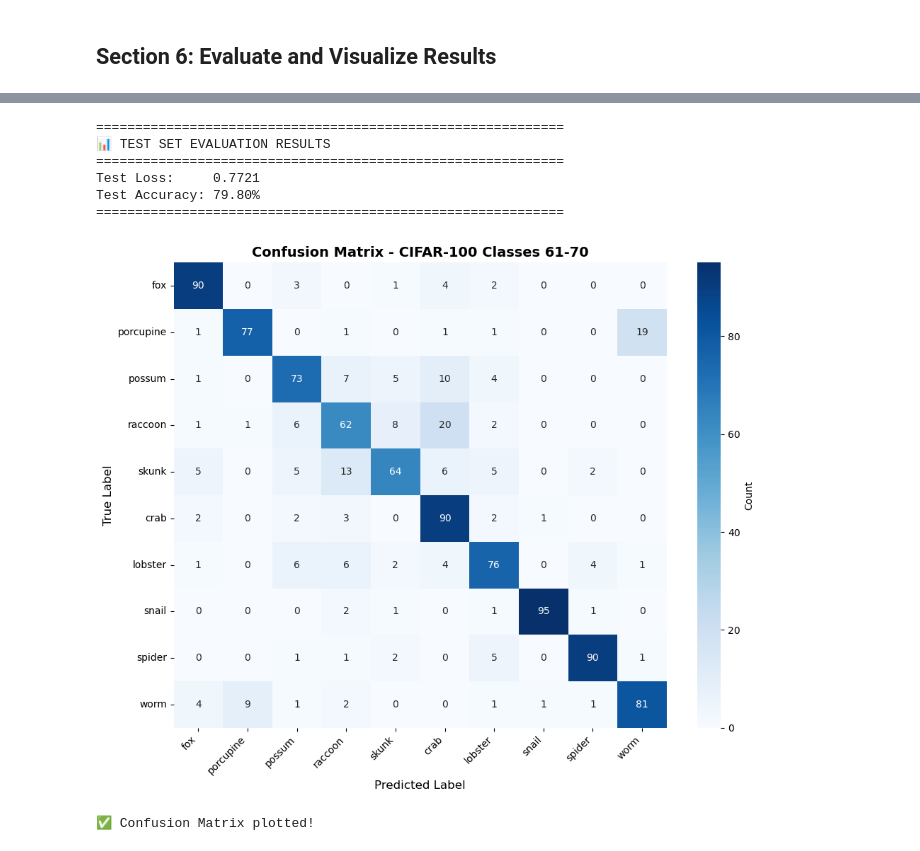
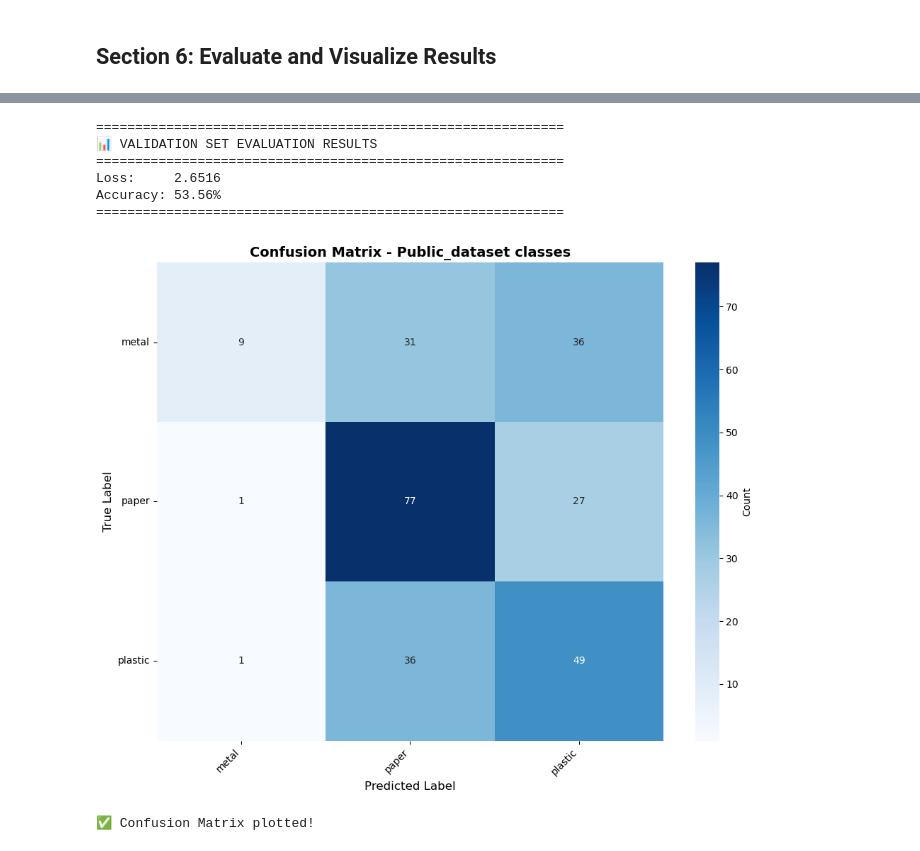
Before and after one commit to KyroChu32/CV-project, a Jupyter notebook: Custom VGG CNN.ipynb, the cells around one changed output, grey strips where cells are left out. Drawn from its saved outputs; the diff is of its cells as text; code cells hidden in the pictures.

```diff
--- a/Custom VGG CNN.ipynb
+++ b/Custom VGG CNN.ipynb
@@ -142,7 +134,7 @@ print("   Transformations: rotation, flip, shift, zoom")
 # Build Custom CNN Architecture (VGG-style for CIFAR)
 model = Sequential([
     # Block 1
-    Conv2D(64, (3, 3), padding='same', input_shape=(32, 32, 3)),
+    Conv2D(64, (3, 3), padding='same', input_shape=(224, 224, 3)),
     BatchNormalization(),
     Activation('relu'),
     Conv2D(64, (3, 3), padding='same'),
@@ -179,7 +171,7 @@ model = Sequential([
     Dense(512, activation='relu', kernel_regularizer=l2(0.001)),
     BatchNormalization(),
     Dropout(0.5),
-    Dense(10, activation='softmax')
+    Dense(3, activation='softmax')
 ])
 
 
@@ -231 +218,12 @@ Model: "sequential"
  Non-trainable params: 3,328 (13.00 KB)
+# %%
+# Ensure model is compiled before training (safeguard)
+if not hasattr(model, 'optimizer') or model.optimizer is None:
+    model.compile(
+        optimizer=Adam(learning_rate=0.001),
+        loss='categorical_crossentropy',
+        metrics=['accuracy']
+    )
+    print("✅ Model was not compiled — compiled now.")
+else:
+    print("✅ Model already compiled. Proceeding to training.")
@@ -250,13 +250,15 @@ reduce_lr = ReduceLROnPlateau(
 )
 
 # Train with data augmentation
-print("🚀 Starting training...\n")
+print("🚀 Starting training on Public_dataset...\n")
 
 history = model.fit(
-    datagen.flow(x_train_norm, y_train_onehot, batch_size=128),
-    epochs=50,                      # Max 50 epochs (will stop early)
-    validation_data=(x_valid_norm, y_valid_onehot),
+    train_generator,
+    epochs=10,                      # Max 50 epochs (will stop early)
+    validation_data=val_generator,
     callbacks=[early_stopping, reduce_lr],
+    steps_per_epoch=max(1, train_generator.samples // BATCH_SIZE),
+    validation_steps=max(1, val_generator.samples // BATCH_SIZE),
     verbose=1
 )
 
@@ -285,0 +290,5 @@ Restoring model weights from the end of the best epoch: 46.
+# %%
+# Make class names available for evaluation/plots
+CLASS_NAMES = list(train_generator.class_indices.keys())
+NUM_CLASSES = train_generator.num_classes
+print(f"Classes: {CLASS_NAMES}")
@@ -318,43 +329,44 @@ print("✅ Training curves plotted!")
 ✅ Training curves plotted!
 # %%
-# Evaluate on test set
-test_loss, test_accuracy = model.evaluate(x_test_norm, y_test_onehot, verbose=0)
+# Evaluate on validation set (from Public_dataset)
+test_loss, test_accuracy = model.evaluate(val_generator, verbose=0)
 
 print("\n" + "="*60)
-print("📊 TEST SET EVALUATION RESULTS")
+print("📊 VALIDATION SET EVALUATION RESULTS")
 print("="*60)
-print(f"Test Loss:     {test_loss:.4f}")
-print(f"Test Accuracy: {test_accuracy*100:.2f}%")
+print(f"Loss:     {test_loss:.4f}")
+print(f"Accuracy: {test_accuracy*100:.2f}%")
 print("="*60)
 # %% [output]
 ============================================================
-📊 TEST SET EVALUATION RESULTS
+📊 VALIDATION SET EVALUATION RESULTS
 ============================================================
-Test Loss:     0.7721
-Test Accuracy: 79.80%
+Loss:     2.6516
+Accuracy: 53.56%
 ============================================================
 # %%
 # Generate predictions for confusion matrix
-y_pred_probs = model.predict(x_test_norm, verbose=0)
+y_pred_probs = model.predict(val_generator, verbose=0)
 y_pred = np.argmax(y_pred_probs, axis=1)
-y_test_true = np.argmax(y_test_onehot, axis=1)
+y_test_true = val_generator.classes
+class_names = list(train_generator.class_indices.keys())
 
 # Confusion Matrix
 cm = confusion_matrix(y_test_true, y_pred)
 
 plt.figure(figsize=(10, 8))
 sns.heatmap(cm, annot=True, fmt='d', cmap='Blues',
             xticklabels=CLASS_NAMES, yticklabels=CLASS_NAMES,
             cbar_kws={'label': 'Count'})
-plt.title('Confusion Matrix - CIFAR-100 Classes 61-70', fontsize=14, fontweight='bold')
+plt.title('Confusion Matrix - Public_dataset classes', fontsize=14, fontweight='bold')
 plt.ylabel('True Label', fontsize=12)
 plt.xlabel('Predicted Label', fontsize=12)
 plt.xticks(rotation=45, ha='right')
 plt.yticks(rotation=0)
 plt.tight_layout()
 plt.show()
 
 print("✅ Confusion Matrix plotted!")
 # %% [output]
-[figure, old version]
+[figure, new version]
 ✅ Confusion Matrix plotted!
```
Also changed, not shown: parts of 23 cells of this notebook, 2 other files.
